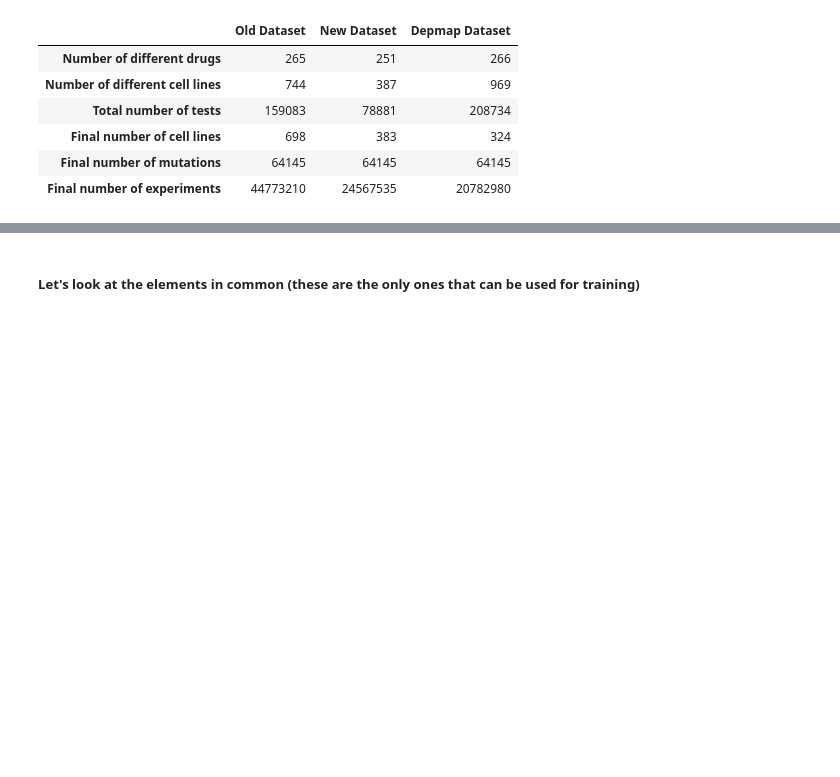
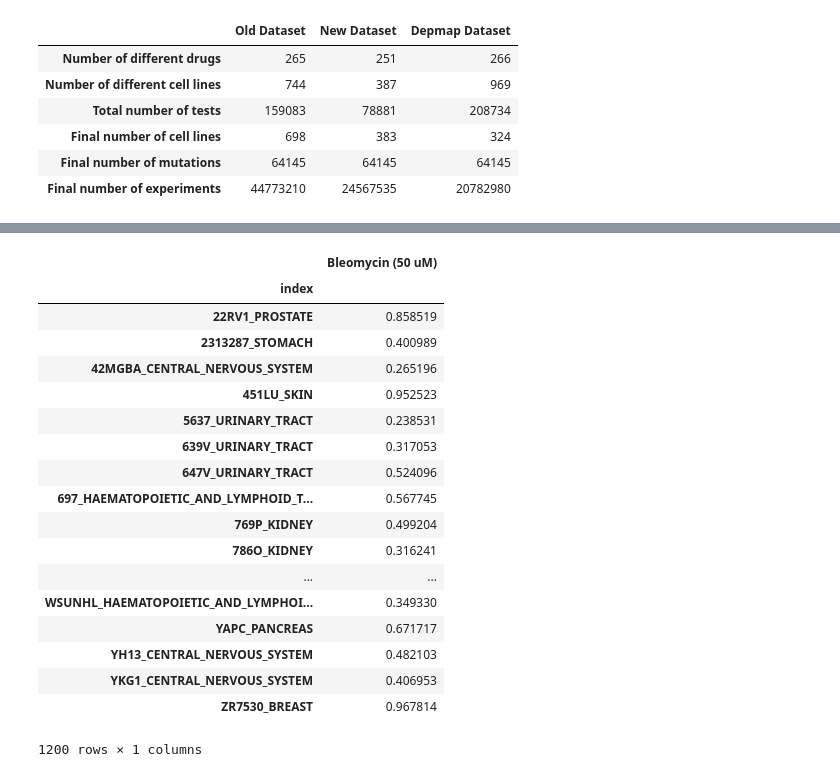
Before and after one commit to oskaradermecker/DataX_Drug_Response, a Jupyter notebook: Dataset comparison.ipynb, the cells around one changed output, grey strips where cells are left out. Cells and saved outputs as stored; diff of their text form; code cells hidden in the pictures; blank space fills up the shorter version.

```diff
--- a/Dataset comparison.ipynb
+++ b/Dataset comparison.ipynb
@@ -426,2 +353,0 @@ alterations_t.head()
-# %% [markdown]
-##### Let's look at the elements in common (these are the only ones that can be used for training)
@@ -435,0 +354,26 @@ proportion_non_nan_drugs #we have NaN's in all columns ! What shall we do with t
+# %%
+Bleo = pd.concat([Bleo1,Bleo2,Bleo3])
+Bleo = Bleo.drop_duplicates()
+Bleo = Bleo.reset_index(drop = False)
+Bleo = Bleo.groupby(by='index').mean()
+Bleo.sort_index()
+# %% [output]
+|  | Bleomycin (50 uM) |
+| index |  |
+| 22RV1_PROSTATE | 0.858519 |
+| 2313287_STOMACH | 0.400989 |
+| 42MGBA_CENTRAL_NERVOUS_SYSTEM | 0.265196 |
+| 451LU_SKIN | 0.952523 |
+| 5637_URINARY_TRACT | 0.238531 |
+| 639V_URINARY_TRACT | 0.317053 |
+| 647V_URINARY_TRACT | 0.524096 |
+| 697_HAEMATOPOIETIC_AND_LYMPHOID_T... | 0.567745 |
+| 769P_KIDNEY | 0.499204 |
+| 786O_KIDNEY | 0.316241 |
+| ... | ... |
+| WSUNHL_HAEMATOPOIETIC_AND_LYMPHOI... | 0.349330 |
+| YAPC_PANCREAS | 0.671717 |
+| YH13_CENTRAL_NERVOUS_SYSTEM | 0.482103 |
+| YKG1_CENTRAL_NERVOUS_SYSTEM | 0.406953 |
+| ZR7530_BREAST | 0.967814 |
+1200 rows × 1 columns
```
Also changed, not shown: parts of 22 cells of this notebook.
